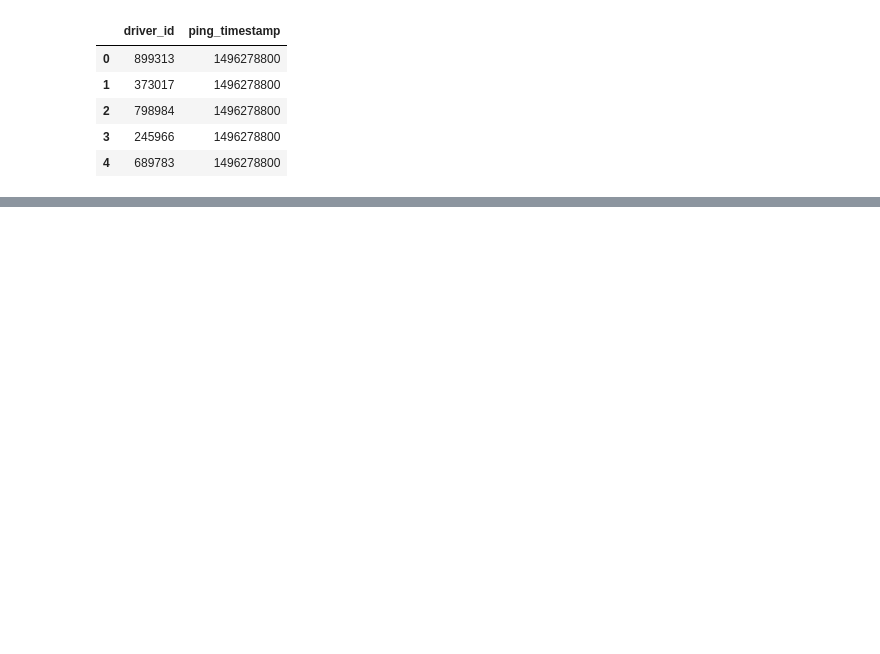
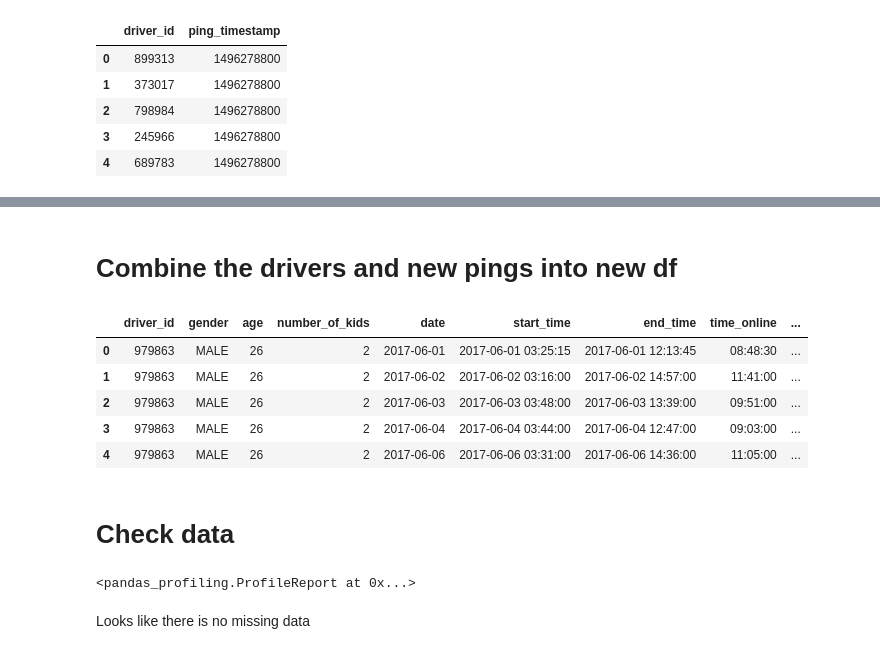
Before and after one commit to jennxf/gojek, a Jupyter notebook: code/gojek.ipynb, the cells around one changed output, grey strips where cells are left out. Drawn from its saved outputs; the diff is of its cells as text; code cells hidden in the pictures; blank space fills up the shorter version.

```diff
--- a/code/gojek.ipynb
+++ b/code/gojek.ipynb
@@ -75,0 +143,21 @@ memory usage: 2.2+ MB
+# %% [markdown]
+# Combine the drivers and new pings into new df
+# %%
+df = pd.merge(drivers,pings_minmax,on = "driver_id")
+# %%
+df.head()
+# %% [output]
+|  | driver_id | gender | age | number_of_kids | date | start_time | end_time | time_online | ... |
+| 0 | 979863 | MALE | 26 | 2 | 2017-06-01 | 2017-06-01 03:25:15 | 2017-06-01 12:13:45 | 08:48:30 | ... |
+| 1 | 979863 | MALE | 26 | 2 | 2017-06-02 | 2017-06-02 03:16:00 | 2017-06-02 14:57:00 | 11:41:00 | ... |
+| 2 | 979863 | MALE | 26 | 2 | 2017-06-03 | 2017-06-03 03:48:00 | 2017-06-03 13:39:00 | 09:51:00 | ... |
+| 3 | 979863 | MALE | 26 | 2 | 2017-06-04 | 2017-06-04 03:44:00 | 2017-06-04 12:47:00 | 09:03:00 | ... |
+| 4 | 979863 | MALE | 26 | 2 | 2017-06-06 | 2017-06-06 03:31:00 | 2017-06-06 14:36:00 | 11:05:00 | ... |
+# %% [markdown]
+# Check data
+# %%
+pandas_profiling.ProfileReport(df)
+# %% [output]
+<pandas_profiling.ProfileReport at 0x...>
+# %% [markdown]
+Looks like there is no missing data
```
Also changed, not shown: parts of 47 cells of this notebook.
